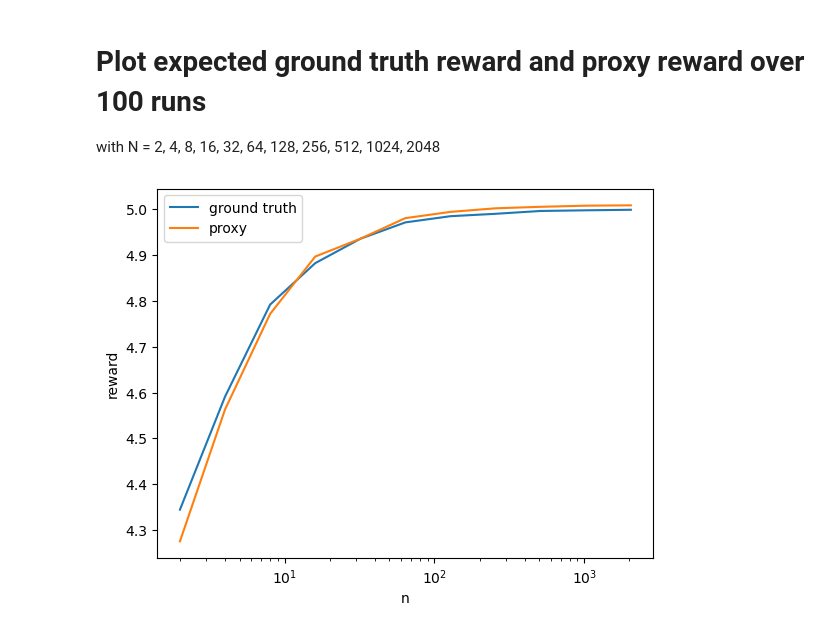
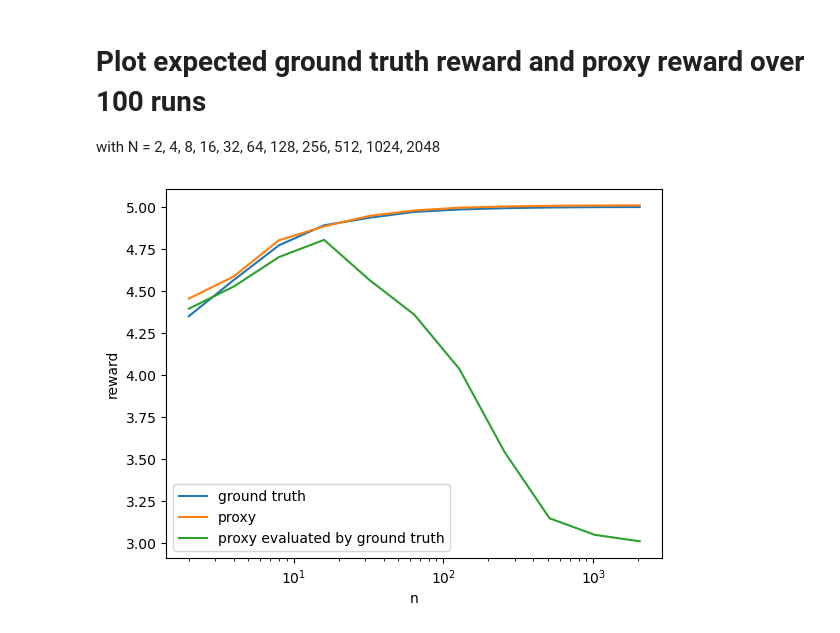
Before and after one commit to JaHyoty/CS521_TrustworthyAI_HW, a Jupyter notebook: hw4/bon.ipynb, the cells around one changed output. Cells and saved outputs as stored; diff of their text form; code cells hidden in the pictures.

```diff
--- a/hw4/bon.ipynb
+++ b/hw4/bon.ipynb
@@ -147,36 +147,43 @@ plt.show()
 with N = 2, 4, 8, 16, 32, 64, 128, 256, 512, 1024, 2048
 # %%
 # why not using very large n?
-
-
-def estimate_reward(n:int, reward_model: Callable) -> float:
+def estimate_reward(n: int, reward_model_proxy: Callable) -> tuple[float, float, float]:
     ground_truth_reward_sum = 0.0
     proxy_reward_sum = 0.0
+    proxy_selected_gold_reward_sum = 0.0
+
     for _ in range(100):
-        _, best_reward = best_of_n(n, reward_model_ground_truth)
-        _, best_proxy_reward = best_of_n(n, reward_model)
-        ground_truth_reward_sum += best_reward
+        _, best_ground_truth_reward = best_of_n(n, reward_model_ground_truth)
+        best_output, best_proxy_reward = best_of_n(n, reward_model_proxy)
+        proxy_selected_gold_reward = reward_model_ground_truth(best_output)
+
+        ground_truth_reward_sum += best_ground_truth_reward
         proxy_reward_sum += best_proxy_reward
-    return proxy_reward_sum / 100, ground_truth_reward_sum / 100
+        proxy_selected_gold_reward_sum += proxy_selected_gold_reward
 
-rewards_ground_truth: list[float] = []
-rewards_proxy: list[float] = []
+    return (proxy_reward_sum / 100, ground_truth_reward_sum / 100, proxy_selected_gold_reward_sum / 100)
+
+rewards_proxy = []
+rewards_ground_truth = []
+rewards_proxy_selected_gold = []
 
 RANGE_N: list[int] = [2, 4, 8, 16, 32, 64, 128, 256, 512, 1024, 2048]
 for n in RANGE_N:
-    reward_proxy, reward_ground_truth = estimate_reward(n, reward_model_proxy)
+    reward_proxy, reward_ground_truth, reward_proxy_selected_gold = estimate_reward(n, reward_model_proxy)
     rewards_proxy.append(reward_proxy)
     rewards_ground_truth.append(reward_ground_truth)
+    rewards_proxy_selected_gold.append(reward_proxy_selected_gold)
 
 # Plot proxy vs. ground truth rewards
 # With uniform random noise, the proxy as well as the ground truth reward are monotonically increasing
 # But thats not the case when using a real instead of a toy reward model, see https://arxiv.org/pdf/2210.10760.pdf
 plt.plot(RANGE_N, rewards_ground_truth)
 plt.plot(RANGE_N, rewards_proxy)
+plt.plot(RANGE_N, rewards_proxy_selected_gold)
 plt.xscale('log')
 plt.ylabel('reward')
 plt.xlabel('n')
-plt.legend(['ground truth', 'proxy'])
+plt.legend(['ground truth', 'proxy', 'proxy evaluated by ground truth'])
 plt.show()
 # %% [output]
-[figure, old version]
+[figure, new version]
```
